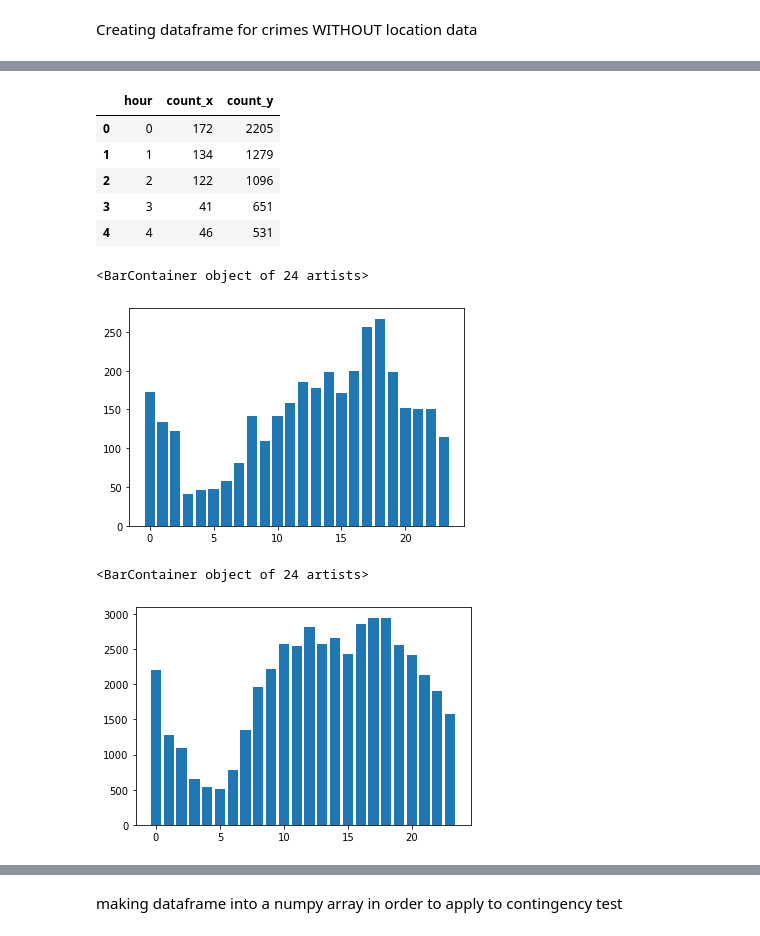
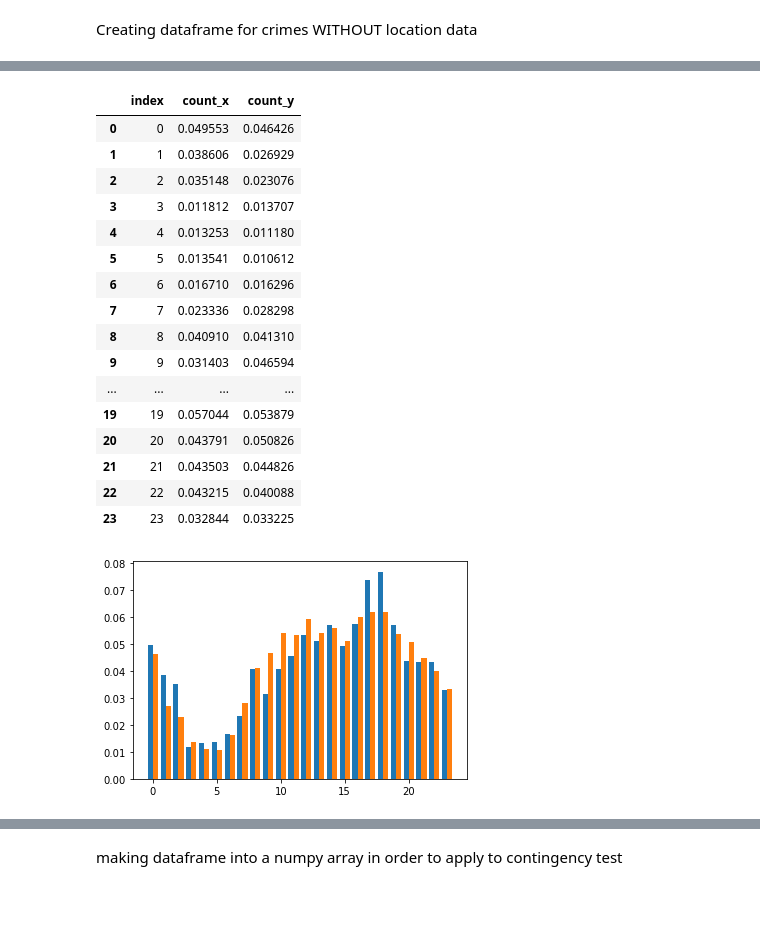
Before and after one commit to Albina-C/DH-Social-Good, a Jupyter notebook: Social-Good-Analysis.ipynb, the cells around one changed output, grey strips where cells are left out. Drawn from its saved outputs; the diff is of its cells as text; code cells hidden in the pictures; blank space fills up the shorter version.

```diff
--- a/Social-Good-Analysis.ipynb
+++ b/Social-Good-Analysis.ipynb
@@ -75,4 +50,0 @@ df = pd.DataFrame(data=d) #create a dataframe with hours and count
-# %%
-frequency_missing = df.sort_values('hour')
-frequency_missing = frequency_missing.reset_index()
-frequency_missing = frequency_missing.drop(columns=['index'])
@@ -104,7 +50,0 @@ hours2 = list(ser2.index)
-# %%
-d2={'hour':hours2, 'count':list2}
-df2 = pd.DataFrame(data=d2) #create a dataframe with hours and count
-# %%
-frequency_normal = df2.sort_values('hour')
-frequency_normal = frequency_normal.reset_index()
-frequency_normal = frequency_normal.drop(columns=['index'])
@@ -131,21 +50,0 @@ frequency_normal
-# %%
-merged_frequency= frequency_missing.merge(frequency_normal,how='inner',on='hour')
-# %%
-merged_frequency.head()
-# %% [output]
-|  | hour | count_x | count_y |
-| 0 | 0 | 172 | 2205 |
-| 1 | 1 | 134 | 1279 |
-| 2 | 2 | 122 | 1096 |
-| 3 | 3 | 41 | 651 |
-| 4 | 4 | 46 | 531 |
-# %%
-plt.bar(merged_frequency['hour'], merged_frequency['count_x'])
-# %% [output]
-<BarContainer object of 24 artists>
-[figure, removed]
-# %%
-plt.bar(merged_frequency['hour'], merged_frequency['count_y'])
-# %% [output]
-<BarContainer object of 24 artists>
-[figure, removed]
@@ -151,0 +94,22 @@ plt.bar(merged_frequency['hour'], merged_frequency['count_y'])
+# %%
+output_hour = compare(df1,df2,'hour')
+output_hour
+# %% [output]
+|  | index | count_x | count_y |
+| 0 | 0 | 0.049553 | 0.046426 |
+| 1 | 1 | 0.038606 | 0.026929 |
+| 2 | 2 | 0.035148 | 0.023076 |
+| 3 | 3 | 0.011812 | 0.013707 |
+| 4 | 4 | 0.013253 | 0.011180 |
+| 5 | 5 | 0.013541 | 0.010612 |
+| 6 | 6 | 0.016710 | 0.016296 |
+| 7 | 7 | 0.023336 | 0.028298 |
+| 8 | 8 | 0.040910 | 0.041310 |
+| 9 | 9 | 0.031403 | 0.046594 |
+| ... | ... | ... | ... |
+| 19 | 19 | 0.057044 | 0.053879 |
+| 20 | 20 | 0.043791 | 0.050826 |
+| 21 | 21 | 0.043503 | 0.044826 |
+| 22 | 22 | 0.043215 | 0.040088 |
+| 23 | 23 | 0.032844 | 0.033225 |
+[figure, added]
```
Also changed, not shown: parts of 16 cells of this notebook.
